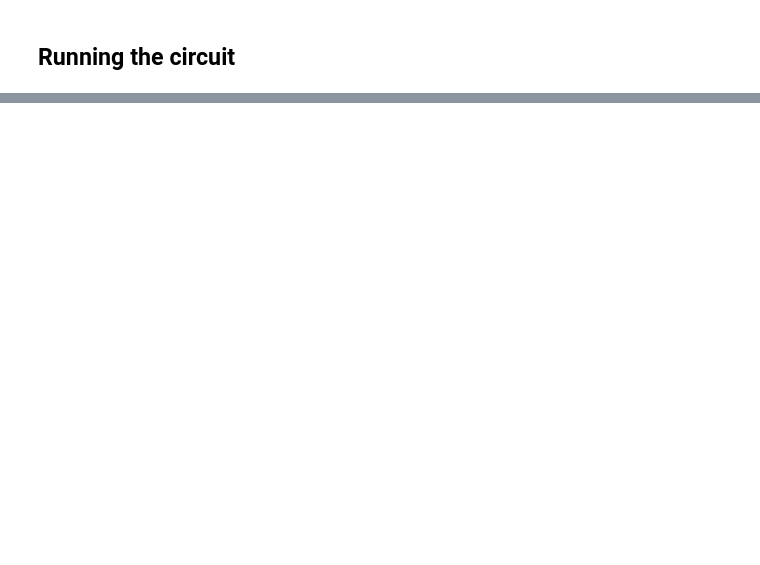
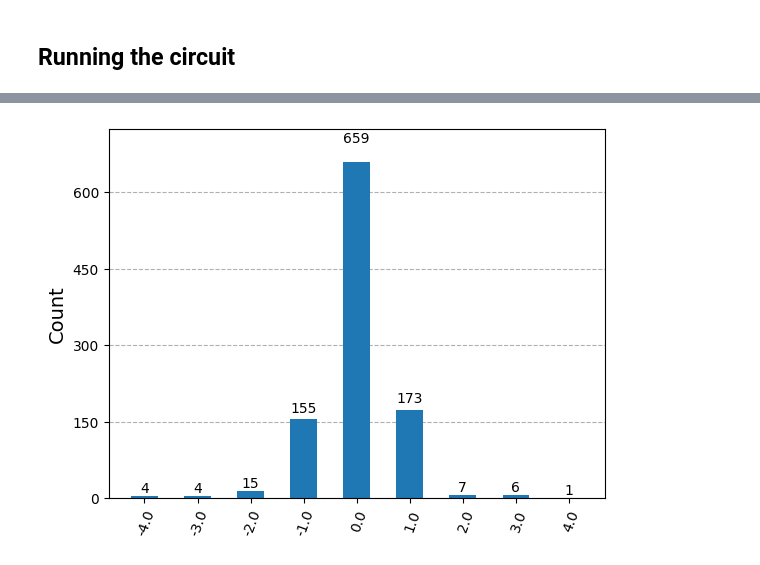
Before and after one commit to gachchami/qsense, a Jupyter notebook: qiskit squeezing.ipynb, the cells around one changed output, grey strips where cells are left out. Cells and saved outputs as stored; diff of their text form; code cells hidden in the pictures; blank space fills up the shorter version.

```diff
--- a/qiskit squeezing.ipynb
+++ b/qiskit squeezing.ipynb
@@ -68,11 +70,13 @@ def SqueezingGate(N):
     mu = (24)**(1/6)*(N/2)**(-2/3)
     A = 1-np.cos(mu)**(N-2)
     B = 4*np.sin(mu/2)*np.cos(mu/2)**(N-2)
-    delta = (1/2)*np.arctan(B/A)
+    if A!=0:
+        delta = (1/2)*np.arctan(B/A)
+    else:
+        delta = np.pi/4 #avoid error if A==0
     squeezing_strength = mu/2
-    print(delta)
     #rotate Sx by -delta before using it as operator inside the squeezing Hamiltonian
     rot_spin_oper = (expm(1j * delta  * TotalSpinOp(N,3).to_matrix()) @ TotalSpinOp(N,1).to_matrix() @ expm(-1j * delta  * TotalSpinOp(N,3).to_matrix()))
-    # The operator introducing the squeezing when applied to a coherent state, written as a Hamiltonian evolution
-    sqz_op = HamiltonianGate( squeezing_strength * (rot_spin_oper @ rot_spin_oper), 1.0, label="Squeeze")
+    # The operator introducing the squeezing when applied to a coherent state, written as a quantum gate
+    sqz_op = UnitaryGate(expm(-1j*squeezing_strength*(rot_spin_oper@rot_spin_oper)))
     return(sqz_op)
@@ -196,0 +172,4 @@ RunSSS(3,1,1024,"var")
+# %%
+RunSSS(8,1,1024,"plot")
+# %% [output]
+[figure, added]
```
Also changed, not shown: parts of 23 cells of this notebook.
